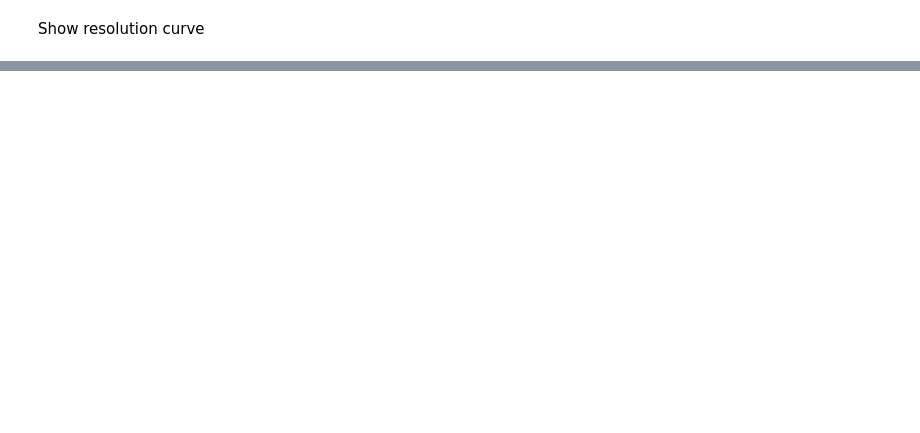
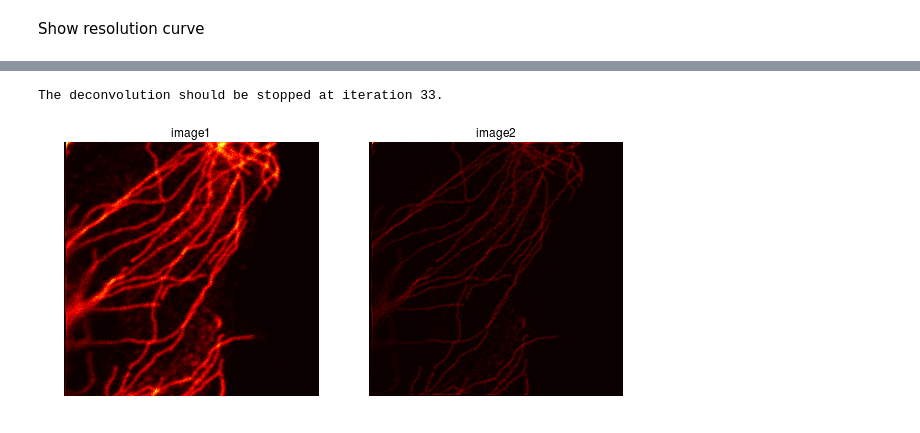
Before and after one commit to sakoho81/miplib, a Jupyter notebook: notebooks/2018-06-05 Deconvolution and FRC with a Single Split Image.ipynb, the cells around one changed output, grey strips where cells are left out. Saved outputs shown, nothing was run; the diff lists cells and outputs as text; code cells hidden in the pictures; blank space fills up the shorter version.

```diff
--- a/notebooks/2018-06-05 Deconvolution and FRC with a Single Split Image.ipynb
+++ b/notebooks/2018-06-05 Deconvolution and FRC with a Single Split Image.ipynb
@@ -27,6 +28,7 @@ print "The Carma file {} contains images from {} laser gates and {} detector cha
     filename, data.ngates, data.ndetectors)
 
 image = data[0,0]
+image_copy = image.astype(np.uint8).copy()
 spacing = image.spacing
 print "The image dimensions are {} and spacing {} um.".format(image.shape, image.spacing)
 # %% [output]
@@ -197,0 +210,15 @@ print image1.spacing
+# %%
+zero_crossing = int(np.where(np.diff(np.sign(curves['frcdiff'])))[0])
+
+print "The deconvolution should be stopped at iteration {}.".format(zero_crossing)
+# %% [output]
+The deconvolution should be stopped at iteration 33.
+# %%
+image_path = os.path.join(data_dir, "result_33.tif")
+
+result_image = read.get_image(image_path)
+result_image *= 255/result_image.max()
+
+showim.display_2d_images(image_copy, result_image)
+# %% [output]
+[figure, added]
```
Also changed, not shown: parts of 13 cells of this notebook, 13 other files.
